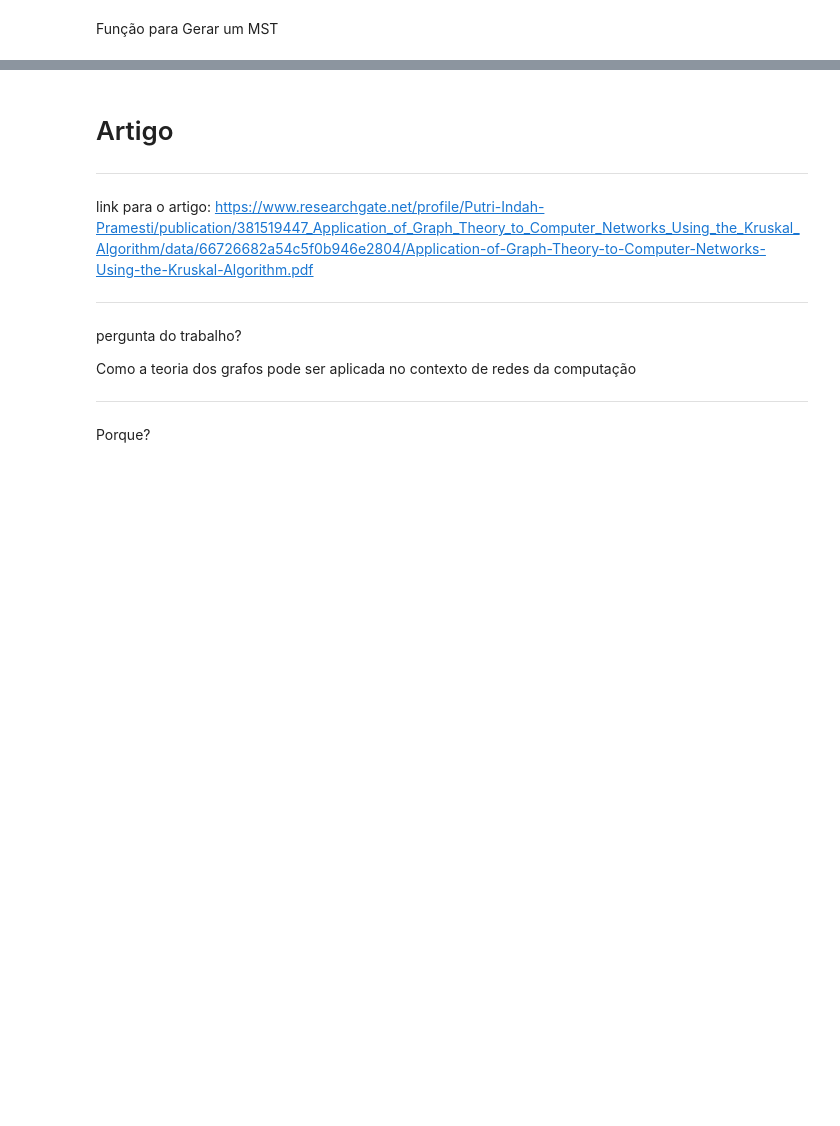
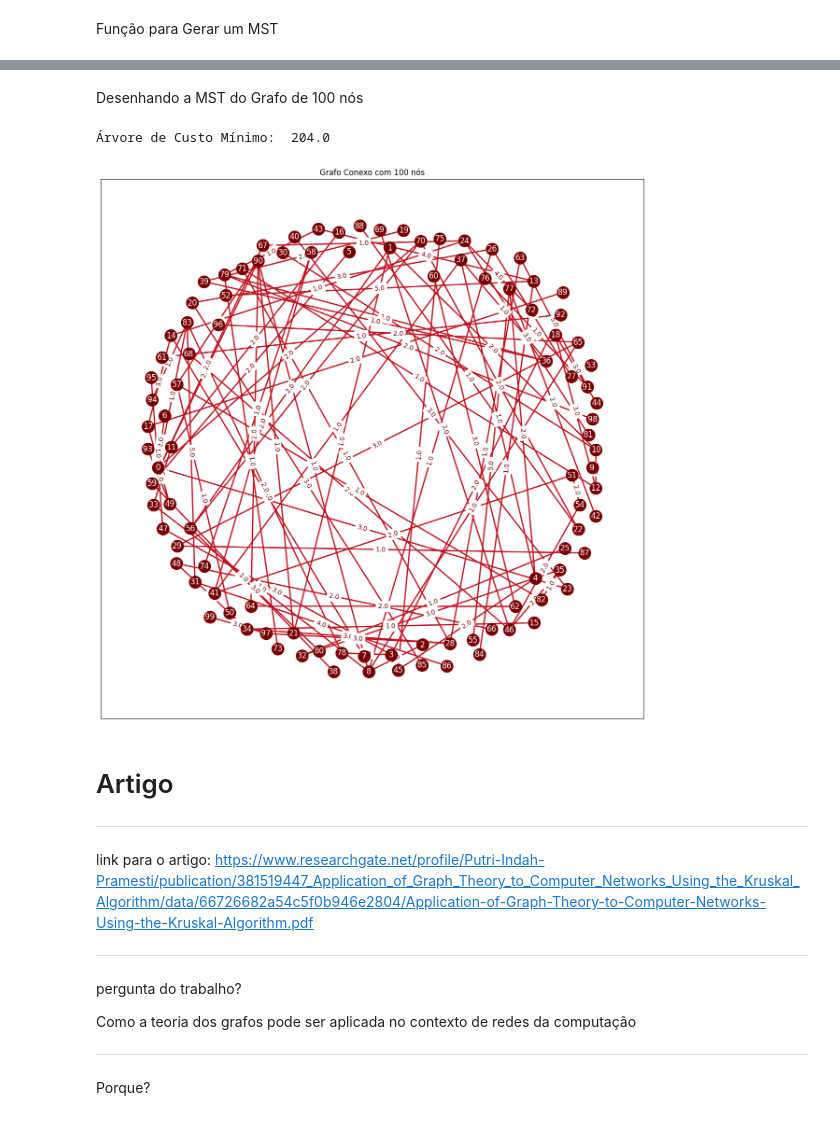
Before and after one commit to mxtqnt/Grafos, a Jupyter notebook: TrabalhoGrafos.ipynb, the cells around one changed output, grey strips where cells are left out. Drawn from its saved outputs; the diff is of its cells as text; code cells hidden in the pictures; blank space fills up the shorter version.

```diff
--- a/TrabalhoGrafos.ipynb
+++ b/TrabalhoGrafos.ipynb
@@ -316,3 +340,13 @@ Graph with 100 nodes and 182 edges
+# %% [markdown]
+Desenhando a MST do Grafo de 100 nós
+# %%
+lista_aresta = sortAresta(matrizes_custo[2])
+_,k= KruskalMST(lista_aresta)
+
+desenhar_grafo(gerar_MST(100,k),100)
+# %% [output]
+Árvore de Custo Mínimo:  204.0
+[figure, added]
 # %% [markdown]
 # Artigo
 
```
Also changed, not shown: parts of 7 cells of this notebook.
